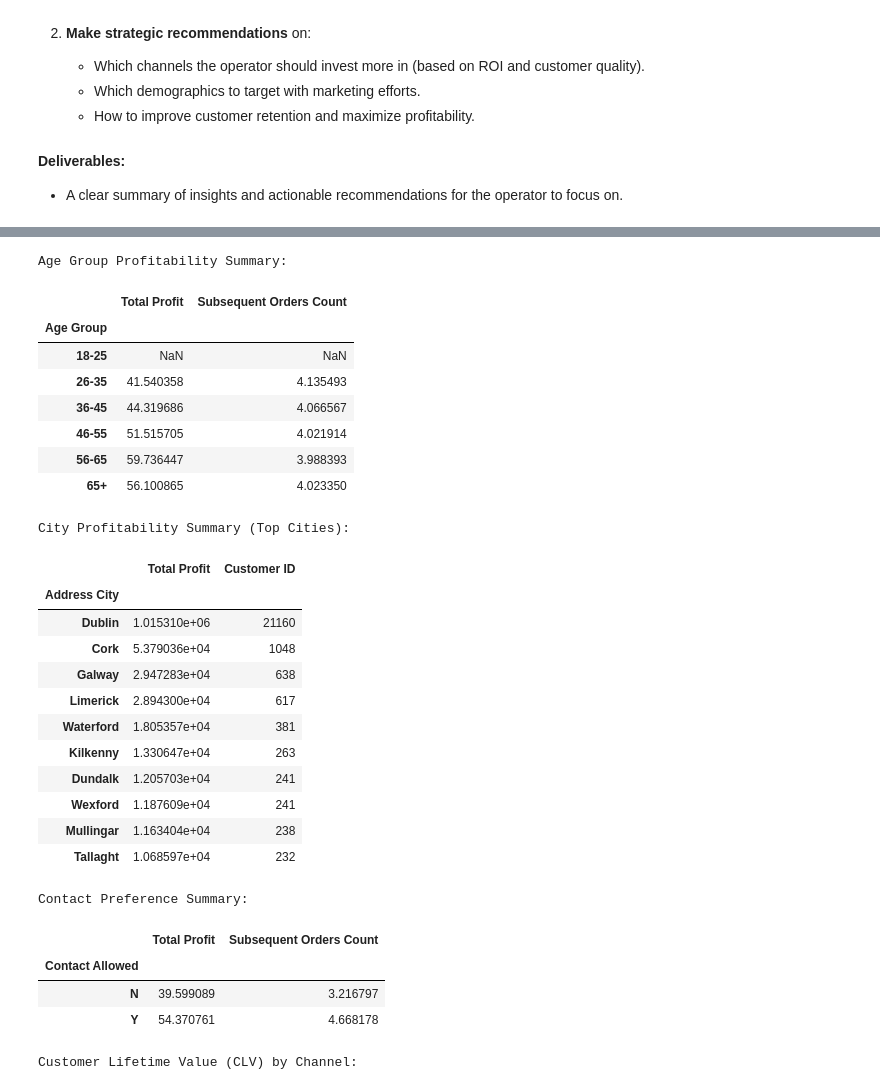
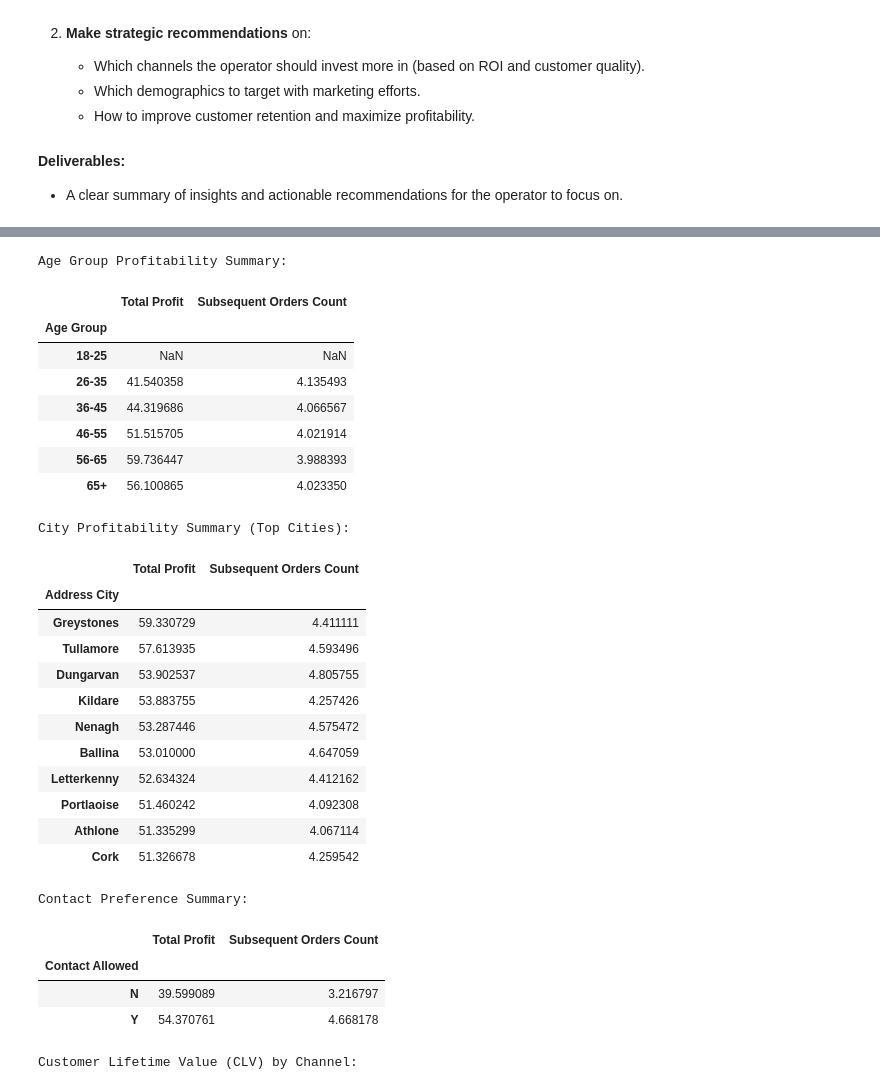
Before and after one commit to cianolan1/2K-Tech-Assessment, a Jupyter notebook: src/Analysis.ipynb, the cells around one changed output, grey strips where cells are left out. Drawn from its saved outputs; the diff is of its cells as text; code cells hidden in the pictures.

```diff
--- a/src/Analysis.ipynb
+++ b/src/Analysis.ipynb
@@ -37,3 +37,18 @@ import os
 import pandas as pd
 from datetime import datetime
 import matplotlib.pyplot as plt
+# %%
+file_path = "../data/Quantitative_Task_-_Data_Analysis_-_Auction.xlsx"
+xls = pd.ExcelFile(file_path)
+
+# Load the sheets into DataFrames
+sheet_names = xls.sheet_names
+dataframes = {sheet: pd.read_excel(file_path, sheet_name=sheet) for sheet in sheet_names}
+
+# Assign DataFrames for specific use
+Definitions = dataframes['Definitions']
+Cost = dataframes['Cost']
+Value_Info = dataframes['Value Info']
+Demographic_Info = dataframes['Demographic Info']
+
+print("Data loaded successfully.")
@@ -431,52 +496,53 @@ Paid Social             NaN                  1411   85690.836192        NaN
 # %%
-# Demographic insights (age groups, geographic patterns, contact preferences)
-age_group_summary = merged_data.groupby('Age Group').agg({
+# Define the function for summarizing demographics
+def calculate_demographic_summary(df, group_by_column, metrics):
+    """Calculate summary statistics by demographic group."""
+    summary = df.groupby(group_by_column).agg(metrics)
+    return summary
+
+# Define the metrics to calculate once
+metrics = {
     'Total Profit': 'mean',
     'Subsequent Orders Count': 'mean'
-})
+}
 
-city_summary = merged_data.groupby('Address City').agg({
-    'Total Profit': 'sum',
-    'Customer ID': 'count'
-})
+# Call the function for each demographic analysis
+age_group_summary = calculate_demographic_summary(merged_data, 'Age Group', metrics)
+city_summary = calculate_demographic_summary(merged_data, 'Address City', metrics)
+contact_preference_summary = calculate_demographic_summary(merged_data, 'Contact Allowed', metrics)
 
-contact_preference_summary = merged_data.groupby('Contact Allowed').agg({
-    'Total Profit': 'mean',
-    'Subsequent Orders Count': 'mean'
-})
-
-# Display demographic summaries
+# Display the results
 print("Age Group Profitability Summary:")
 display(age_group_summary)
 
 print("\nCity Profitability Summary (Top Cities):")
 display(city_summary.sort_values(by='Total Profit', ascending=False).head(10))
 
 print("\nContact Preference Summary:")
 display(contact_preference_summary)
 # %% [output]
 Age Group Profitability Summary:
 |  | Total Profit | Subsequent Orders Count |
 | Age Group |  |  |
 | 18-25 | NaN | NaN |
 | 26-35 | 41.540358 | 4.135493 |
 | 36-45 | 44.319686 | 4.066567 |
 | 46-55 | 51.515705 | 4.021914 |
 | 56-65 | 59.736447 | 3.988393 |
 | 65+ | 56.100865 | 4.023350 |
 City Profitability Summary (Top Cities):
-|  | Total Profit | Customer ID |
+|  | Total Profit | Subsequent Orders Count |
 | Address City |  |  |
-| Dublin | 1.015310e+06 | 21160 |
-| Cork | 5.379036e+04 | 1048 |
-| Galway | 2.947283e+04 | 638 |
-| Limerick | 2.894300e+04 | 617 |
-| Waterford | 1.805357e+04 | 381 |
-| Kilkenny | 1.330647e+04 | 263 |
-| Dundalk | 1.205703e+04 | 241 |
-| Wexford | 1.187609e+04 | 241 |
-| Mullingar | 1.163404e+04 | 238 |
-| Tallaght | 1.068597e+04 | 232 |
+| Greystones | 59.330729 | 4.411111 |
+| Tullamore | 57.613935 | 4.593496 |
+| Dungarvan | 53.902537 | 4.805755 |
+| Kildare | 53.883755 | 4.257426 |
+| Nenagh | 53.287446 | 4.575472 |
+| Ballina | 53.010000 | 4.647059 |
+| Letterkenny | 52.634324 | 4.412162 |
+| Portlaoise | 51.460242 | 4.092308 |
+| Athlone | 51.335299 | 4.067114 |
+| Cork | 51.326678 | 4.259542 |
 Contact Preference Summary:
 |  | Total Profit | Subsequent Orders Count |
 | Contact Allowed |  |  |
```
Also changed, not shown: parts of 25 cells of this notebook.
